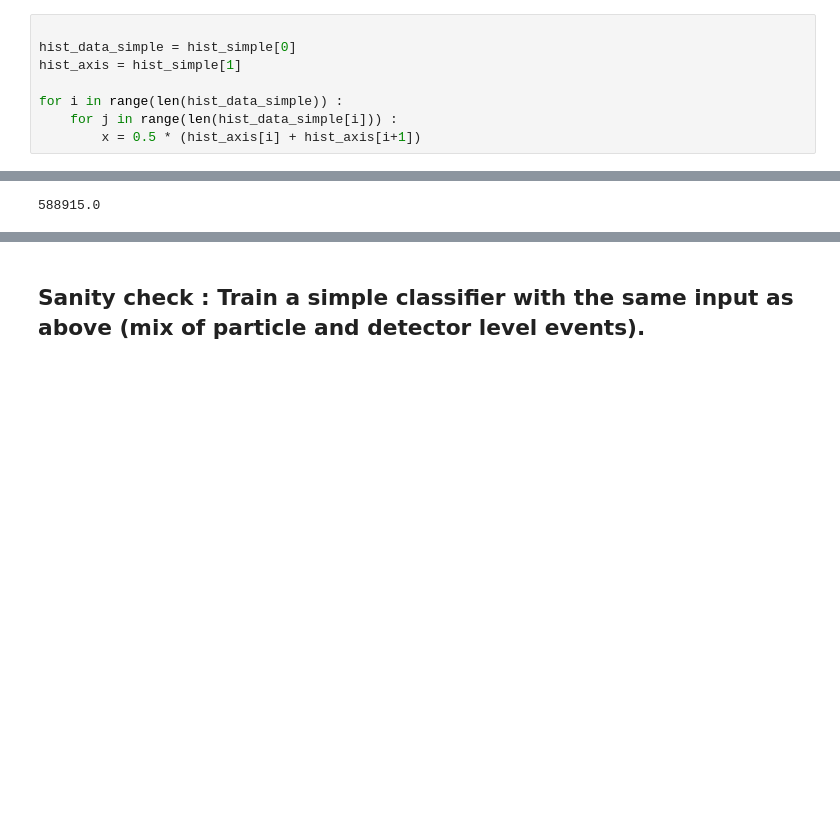
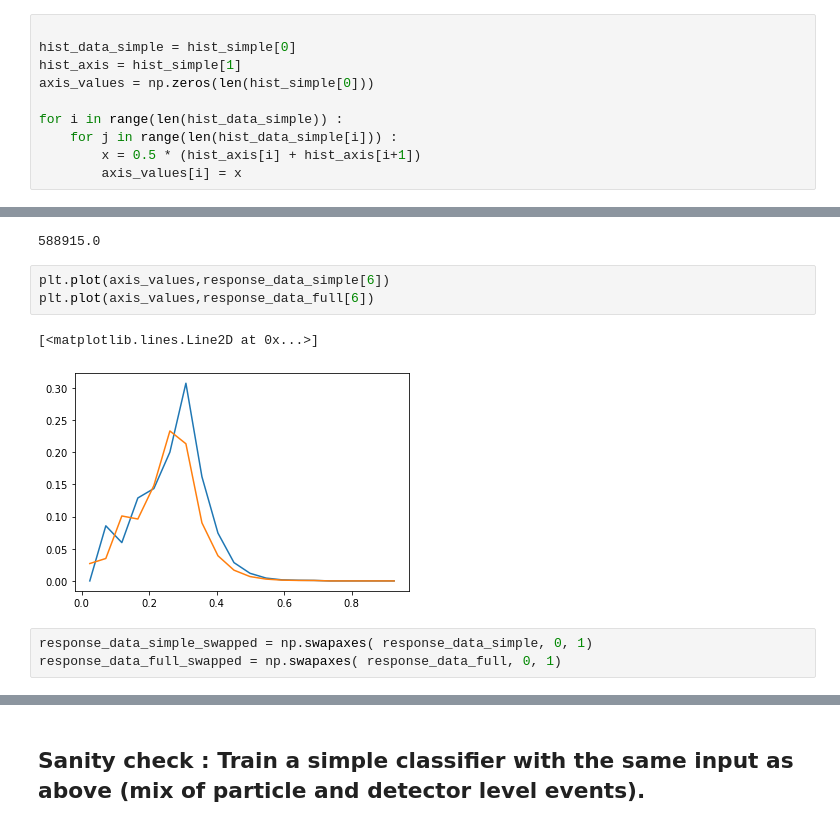
Before and after one commit to owen234/nn-adv-de, a Jupyter notebook: version4_with_weights_1stGPU.ipynb, the cells around one changed output, grey strips where cells are left out. Cells and saved outputs as stored; diff of their text form; blank space fills up the shorter version.

```diff
--- a/version4_with_weights_1stGPU.ipynb
+++ b/version4_with_weights_1stGPU.ipynb
@@ -2175,7 +2177,9 @@ len(hist_simple[1])
 
 hist_data_simple = hist_simple[0]
 hist_axis = hist_simple[1]
+axis_values = np.zeros(len(hist_simple[0]))
 
 for i in range(len(hist_data_simple)) :
     for j in range(len(hist_data_simple[i])) :
         x = 0.5 * (hist_axis[i] + hist_axis[i+1])
+        axis_values[i] = x
@@ -2235,3 +2249,12 @@ np.sum(np.sum(hist_simple[0],axis=0))
 np.sum(np.sum(hist_simple[0],axis=1))
 # %% [output]
 588915.0
+# %%
+plt.plot(axis_values,response_data_simple[6])
+plt.plot(axis_values,response_data_full[6])
+# %% [output]
+[<matplotlib.lines.Line2D at 0x...>]
+[figure, added]
+# %%
+response_data_simple_swapped = np.swapaxes( response_data_simple, 0, 1)
+response_data_full_swapped = np.swapaxes( response_data_full, 0, 1)
```
Also changed, not shown: parts of 43 cells of this notebook.
